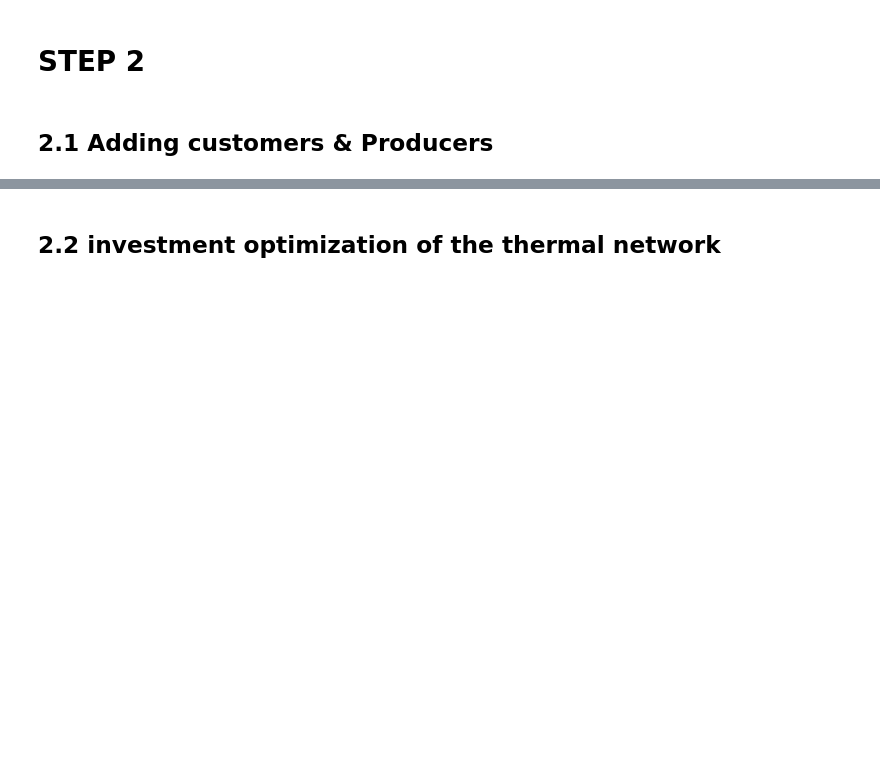
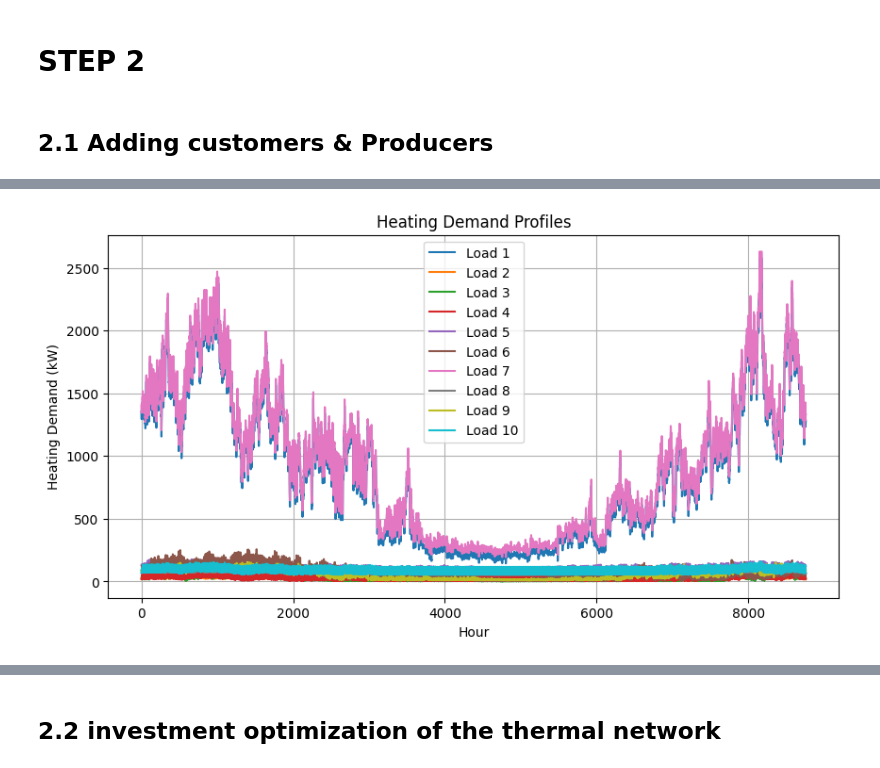
Before and after one commit to maxensruet-a11y/POEN---Project-2-DHN, a Jupyter notebook: Tutorial_3/Tutorial/POEN_P2_1.ipynb, the cells around one changed output, grey strips where cells are left out. Drawn from its saved outputs; the diff is of its cells as text; code cells hidden in the pictures; blank space fills up the shorter version.

```diff
--- a/Tutorial_3/Tutorial/POEN_P2_1.ipynb
+++ b/Tutorial_3/Tutorial/POEN_P2_1.ipynb
@@ -202,3 +231,23 @@ No sequences found to create timeindex from
+# %%
+plt.figure(figsize=(10,5))
+plt.plot(df2['Hour'], df2['C1'], label='Load 1')
+plt.plot(df2['Hour'], df2['C2'], label='Load 2')
+plt.plot(df2['Hour'], df2['C3'], label='Load 3')
+plt.plot(df2['Hour'], df2['C4'], label='Load 4')
+plt.plot(df2['Hour'], df2['C5'], label='Load 5')
+plt.plot(df2['Hour'], df2['C6'], label='Load 6')
+plt.plot(df2['Hour'], df2['C7'], label='Load 7')
+plt.plot(df2['Hour'], df2['C8'], label='Load 8')
+plt.plot(df2['Hour'], df2['C9'], label='Load 9')
+plt.plot(df2['Hour'], df2['C10'], label='Load 10')
+plt.xlabel('Hour')
+plt.ylabel('Heating Demand (kW)')
+plt.title('Heating Demand Profiles')
+plt.legend()
+plt.grid()
+plt.show()
+# %% [output]
+[figure, added]
 # %%
 # Draw network
 static_map = dhnx.plotting.StaticMap(network_step2)
```
Also changed, not shown: parts of 6 cells of this notebook, 5 other files.
